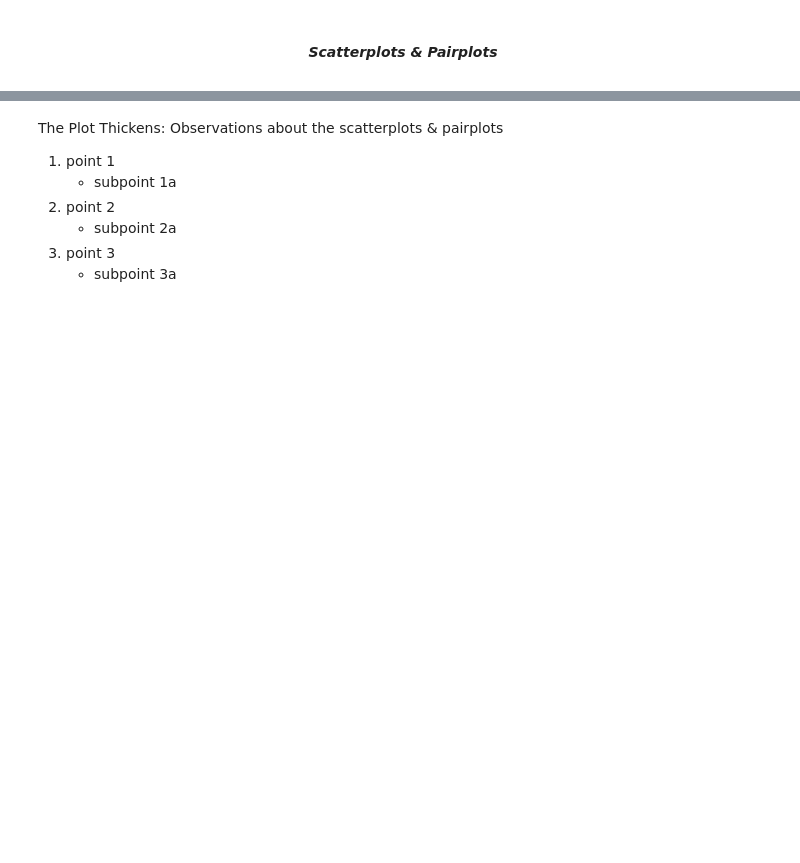
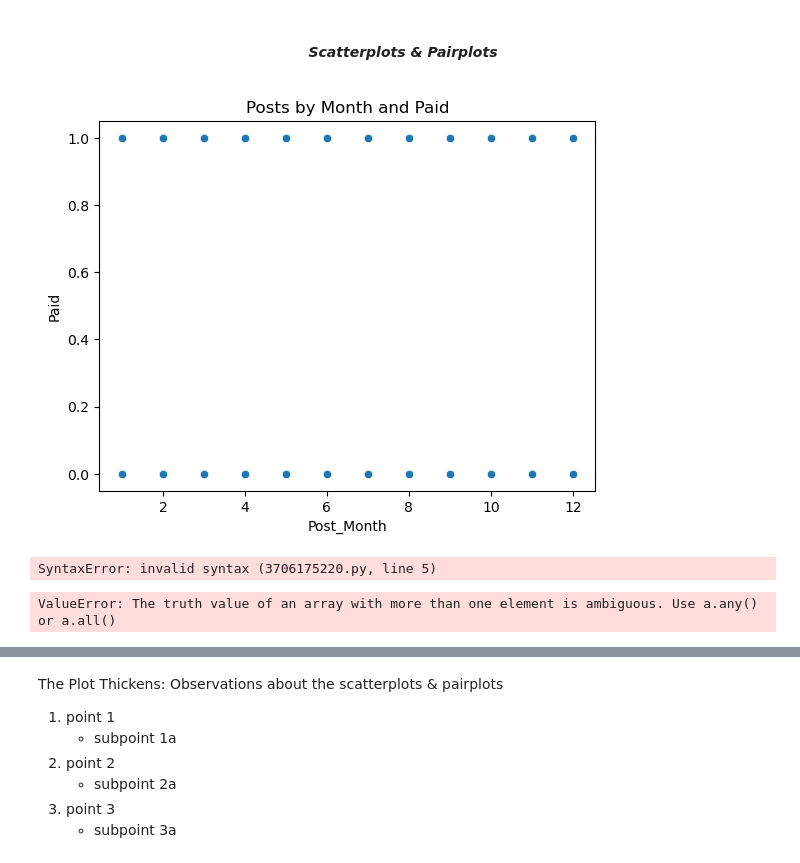
Before and after one commit to winni-datadiva/Fb-Metrics-Modeling, a Jupyter notebook: N0tebooks/Facebook Metrics EDA.ipynb, the cells around one changed output, grey strips where cells are left out. Cells and saved outputs as stored; diff of their text form; code cells hidden in the pictures; blank space fills up the shorter version.

```diff
--- a/N0tebooks/Facebook Metrics EDA.ipynb
+++ b/N0tebooks/Facebook Metrics EDA.ipynb
@@ -214,3 +373,25 @@ Observations about heatmap
     + subpoint 3a
 # %% [markdown]
 #### *<p style="text-align:center;"><b>Scatterplots & Pairplots</b>*
+# %%
+# Scatterplot of month & paid
+# NEED TO FIX VARIABLES
+
+sns.scatterplot(
+    x = 'Post_Month', y = 'Paid',
+    hue = None, style = None, size = None,
+    data=df, legend='brief')
+plt.title('Posts by Month and Paid')
+plt.show()
+# %% [output]
+[figure, added]
+# %%
+# Scattetplot of Post Month
+
+df.Post_Month
+
+sns.scatterplot(data = df.Post_Month, x = 'Post_Month', y = None, center = 0, square = True, **kwargs: any)
+plt.title('Post by Month')
+plt.show()
+# %% [output]
+SyntaxError: invalid syntax (3706175220.py, line 5)
@@ -216,0 +414,11 @@ Observations about heatmap
+# %%
+# Pairplot
+sns.pairplot(df, y_vars=['Total_Interactions'],
+    x_vars =[df.columns],
+    plot_kws={'alpha': 0.4, 's': 15})
+
+plt.suptitle('Pairplot', fontsize=14, y=1.05)
+plt.tight_layout()
+plt.show()
+# %% [output]
+ValueError: The truth value of an array with more than one element is ambiguous. Use a.any() or a.all()
```
Also changed, not shown: parts of 51 cells of this notebook.
